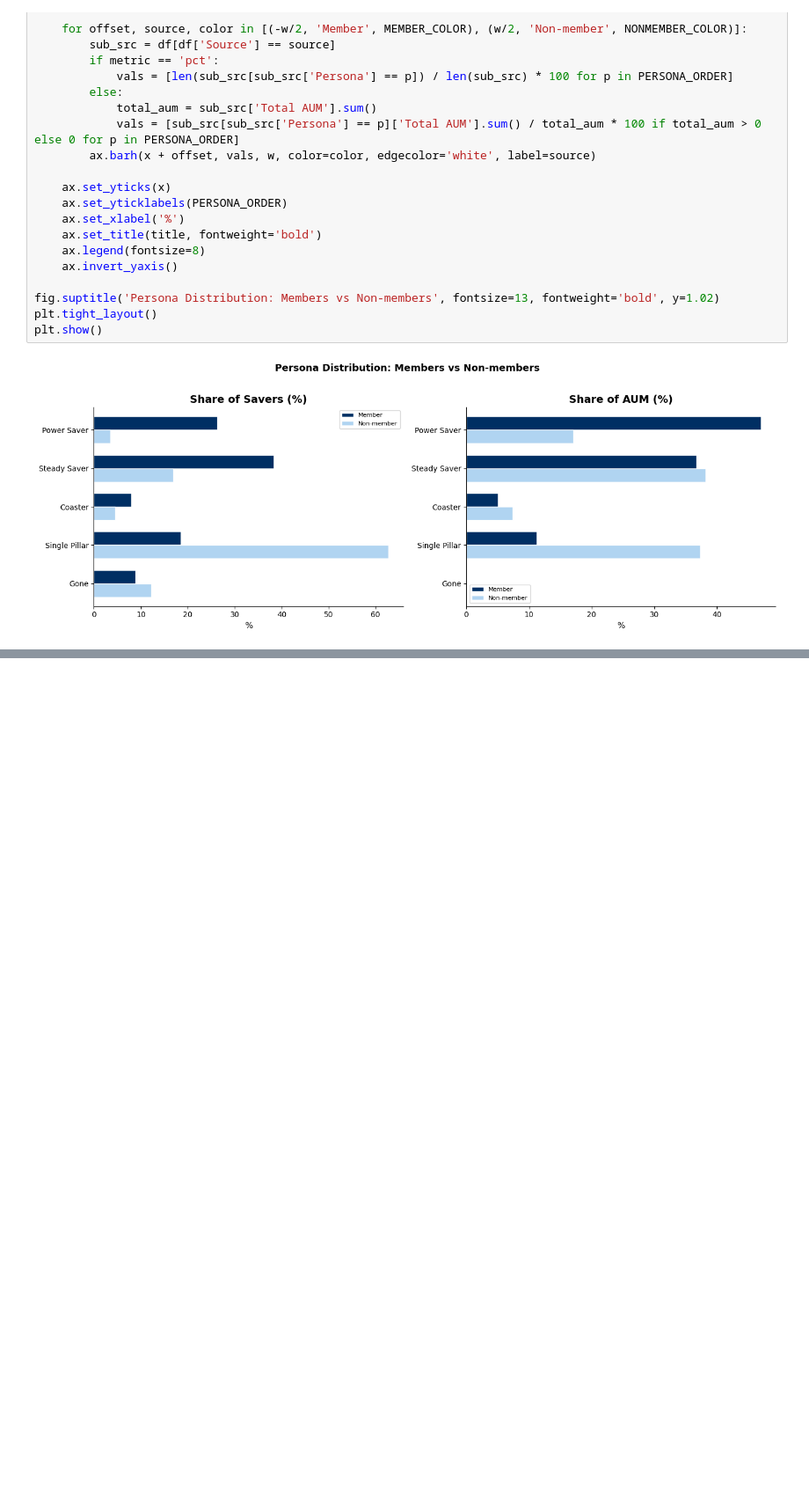
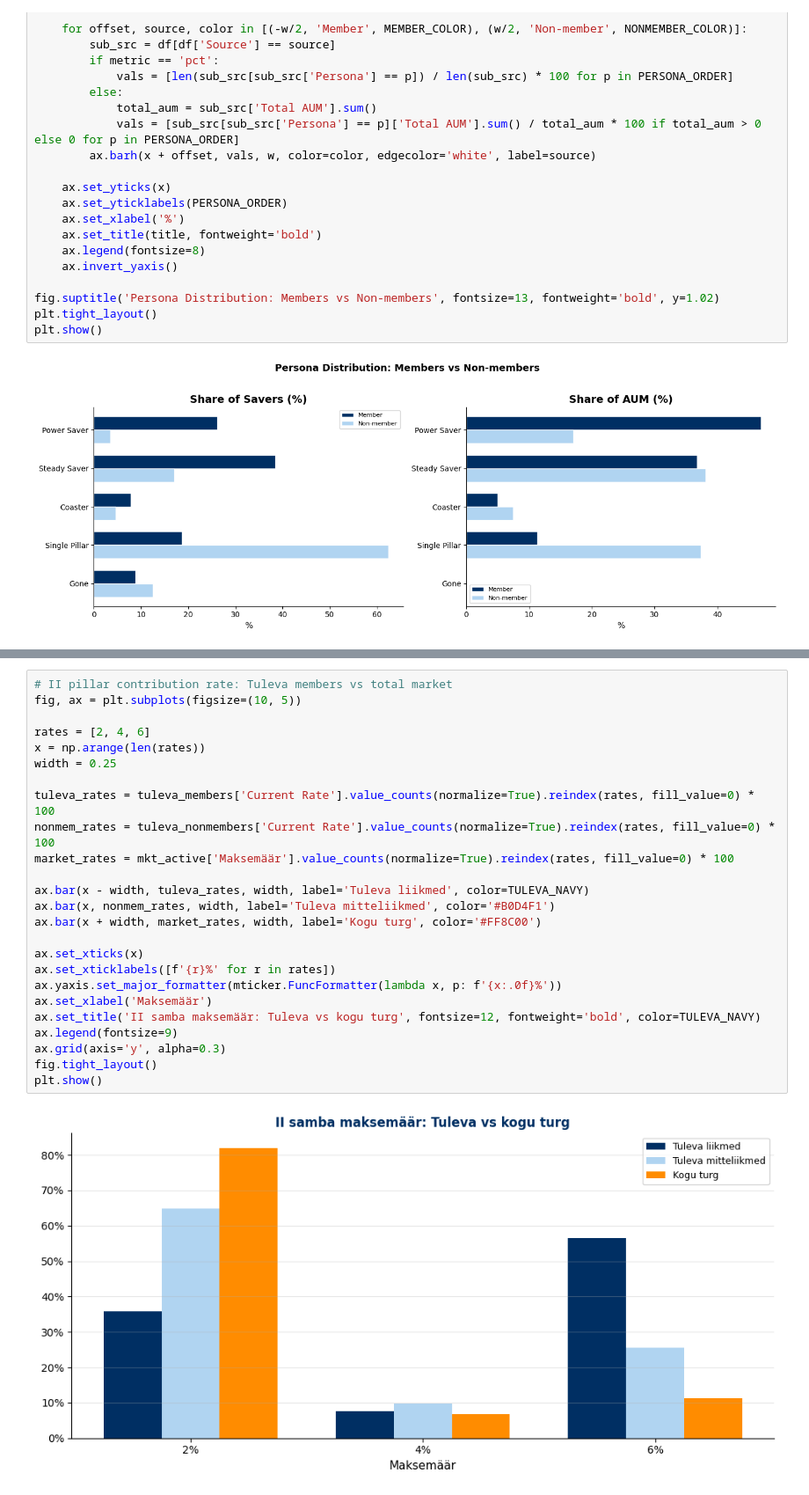
Before and after one commit to TulevaEE/reporting-engine, a Jupyter notebook: reports/adhoc/savers_analysis.ipynb, the cells around one changed output, grey strips where cells are left out. Shown at 88% size. Drawn from its saved outputs; the diff is of its cells as text; blank space fills up the shorter version.

```diff
--- a/reports/adhoc/savers_analysis.ipynb
+++ b/reports/adhoc/savers_analysis.ipynb
@@ -981,0 +1099,27 @@ for source in ['Member', 'Non-member']:
+# %%
+# II pillar contribution rate: Tuleva members vs total market
+fig, ax = plt.subplots(figsize=(10, 5))
+
+rates = [2, 4, 6]
+x = np.arange(len(rates))
+width = 0.25
+
+tuleva_rates = tuleva_members['Current Rate'].value_counts(normalize=True).reindex(rates, fill_value=0) * 100
+nonmem_rates = tuleva_nonmembers['Current Rate'].value_counts(normalize=True).reindex(rates, fill_value=0) * 100
+market_rates = mkt_active['Maksemäär'].value_counts(normalize=True).reindex(rates, fill_value=0) * 100
+
+ax.bar(x - width, tuleva_rates, width, label='Tuleva liikmed', color=TULEVA_NAVY)
+ax.bar(x, nonmem_rates, width, label='Tuleva mitteliikmed', color='#B0D4F1')
+ax.bar(x + width, market_rates, width, label='Kogu turg', color='#FF8C00')
+
+ax.set_xticks(x)
+ax.set_xticklabels([f'{r}%' for r in rates])
+ax.yaxis.set_major_formatter(mticker.FuncFormatter(lambda x, p: f'{x:.0f}%'))
+ax.set_xlabel('Maksemäär')
+ax.set_title('II samba maksemäär: Tuleva vs kogu turg', fontsize=12, fontweight='bold', color=TULEVA_NAVY)
+ax.legend(fontsize=9)
+ax.grid(axis='y', alpha=0.3)
+fig.tight_layout()
+plt.show()
+# %% [output]
+[figure, added]
```
Also changed, not shown: parts of 31 cells of this notebook, 2 other files.
